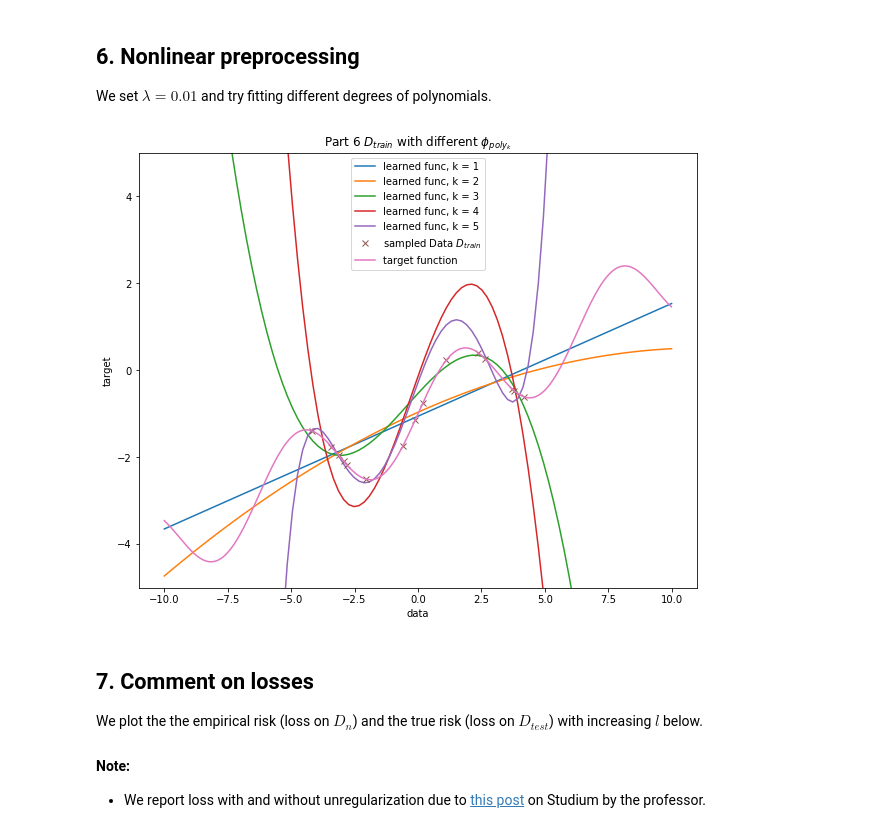
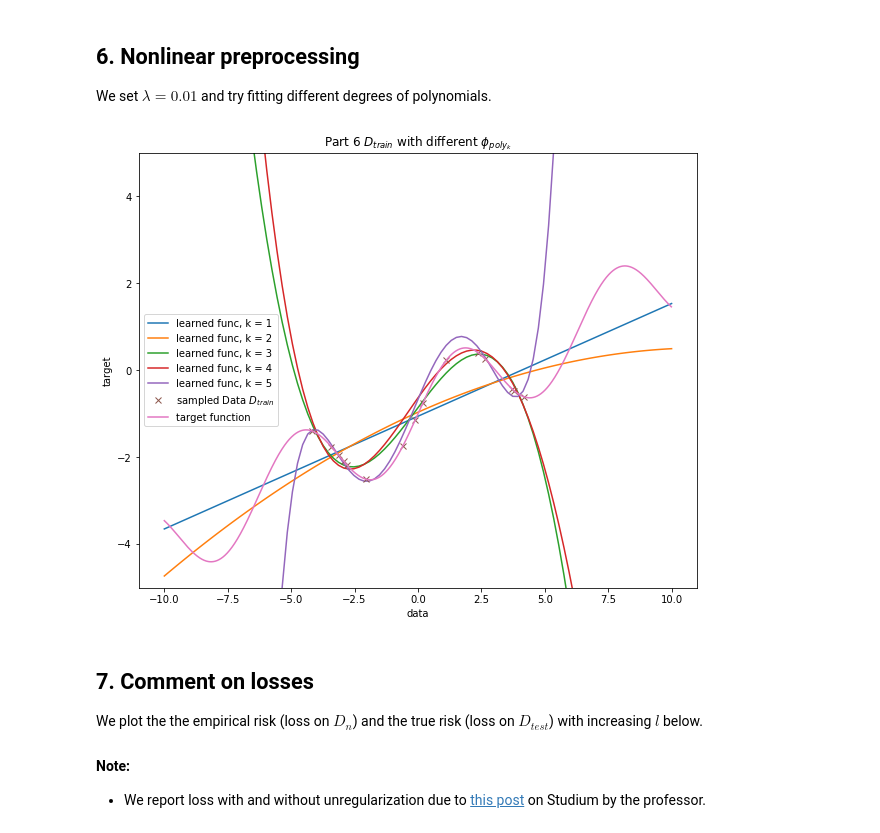
Before and after one commit to violetguos/ift6390, a Jupyter notebook: Homework 2/Practical.ipynb, the cells around one changed output. Cells and saved outputs as stored; diff of their text form; code cells hidden in the pictures.

```diff
--- a/Homework 2/Practical.ipynb
+++ b/Homework 2/Practical.ipynb
@@ -189,12 +189,12 @@ plt.show()
 We set $\lambda = 0.01$ and try fitting different degrees of polynomials.
 # %%
 # Define step size and number of steps for each degree
-kDegreeArr = [1, 2, 3, 4, 5]
+kDegreeArr = [1,2, 3, 4, 5]
 
 
 stepsizeArr = [0.01, 0.001, 1.0e-6, 1.0e-7, 1.0e-7]
 
-numStepArr = [400, 40000, int(1e6),int(3.5e6), int(3.5e6)]
+numStepArr = [400, 40000, int(3e6),int(2e7), int(2e7)]
 #numStepArr = [1,1,1,1,1]
 
 plt.rcParams['figure.figsize'] = [10, 8]
@@ -250,34 +250,34 @@ for k in kDegreeArr:
     learnedFunc, learnedFunc_plot = [], []
     for i, point in enumerate(dataDM):
         learnedFunc.append(np.dot(regGDParam[0], point) + regGDParam[1])
     learnedFunc = np.array(learnedFunc)
 
     for point in dataKM:
         learnedFunc_plot.append(np.dot(regGDParam[0], point) + regGDParam[1])
     learnedFunc_plot = np.array(learnedFunc_plot)
 
     plt.plot(dataK, learnedFunc_plot, label = "learned func, k = {}".format(k))
 
     # Calculate training error (for next part)
     loss = np.mean((learnedFunc - dataDn[1])**2)
     lossArr_train.append(loss)
 
     regLoss = loss + 0.01 * np.sum(np.power(regGDParam[0], 2))
     regLossArr_train.append(regLoss)
 
 
 # Do the rest of the plot
 xvals = np.arange(-10, 10, 0.01)
 plt.plot(dataDn[0], dataDn[1], 'x', label="sampled Data $D_{train}$")
 
 plt.plot(xvals, hX(xvals), label = "target function")
 plt.xlabel("data")
 plt.ylabel("target")
 plt.title("Part 6 $D_{train}$ with different $\phi_{{poly}_k}$")
 plt.legend(loc='best')
 plt.show()
 # %% [output]
-[figure, old version]
+[figure, new version]
 # %% [markdown]
 ## 7. Comment on losses
 
```
Also changed, not shown: parts of 4 cells of this notebook, 6 other files.
